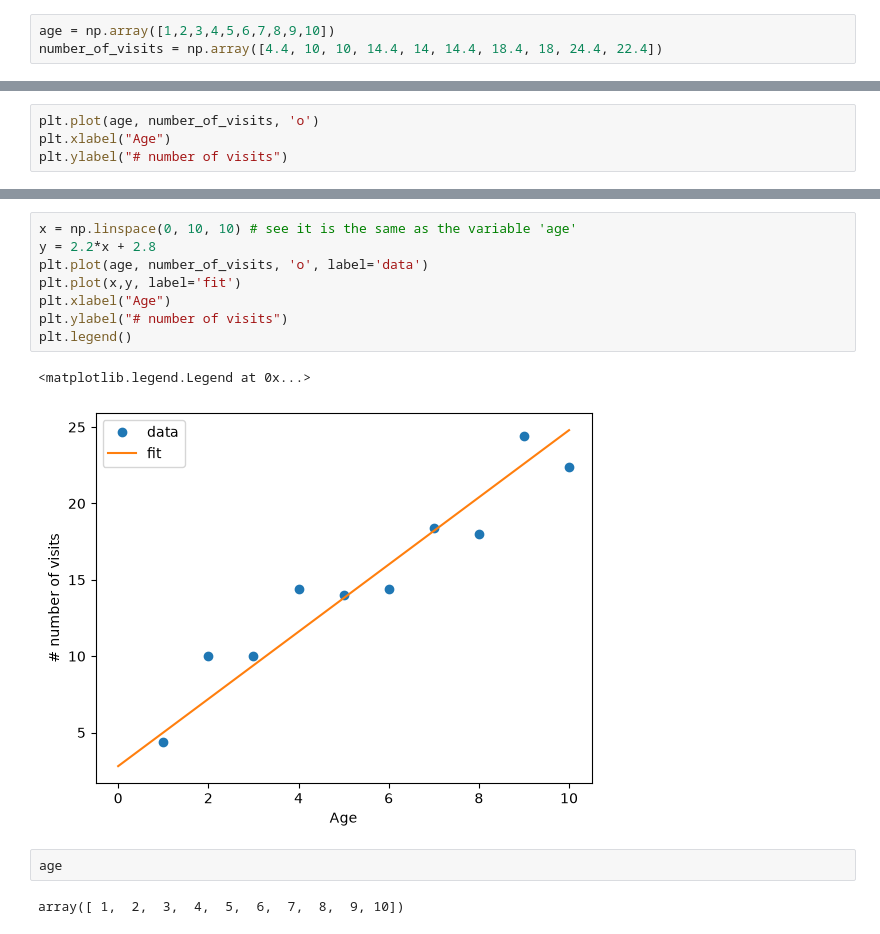
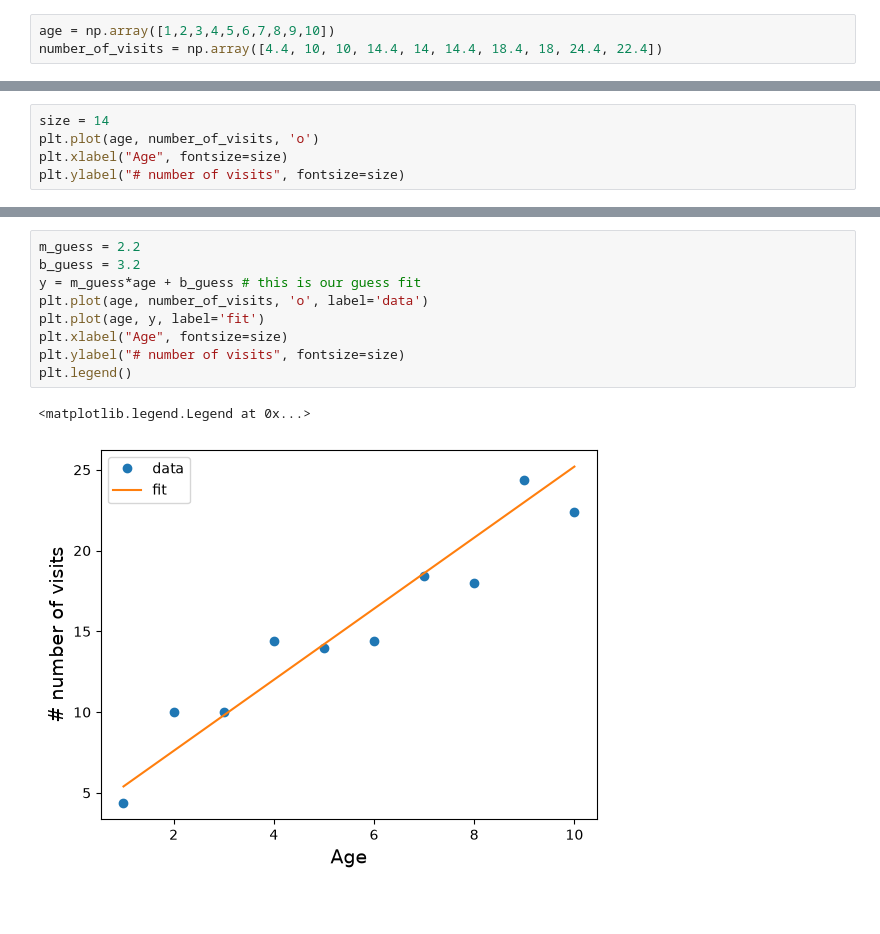
Before and after one commit to Fernando-Canales/learning_data_science, a Jupyter notebook: Practice/linear_regression.ipynb, the cells around one changed output, grey strips where cells are left out. Saved outputs shown, nothing was run; the diff lists cells and outputs as text; blank space fills up the shorter version.

```diff
--- a/Practice/linear_regression.ipynb
+++ b/Practice/linear_regression.ipynb
@@ -14,6 +19,7 @@ number_of_visits = np.array([4.4, 10, 10, 14.4, 14, 14.4, 18.4, 18, 24.4, 22.4])
 # %%
+size = 14
 plt.plot(age, number_of_visits, 'o')
-plt.xlabel("Age")
-plt.ylabel("# number of visits")
+plt.xlabel("Age", fontsize=size)
+plt.ylabel("# number of visits", fontsize=size)
 # %% [output]
 Text(0, 0.5, '# number of visits')
@@ -21,15 +38,12 @@ Text(0, 0.5, '# number of visits')
 # %%
-x = np.linspace(0, 10, 10) # see it is the same as the variable 'age'
-y = 2.2*x + 2.8
+m_guess = 2.2
+b_guess = 3.2
+y = m_guess*age + b_guess # this is our guess fit
 plt.plot(age, number_of_visits, 'o', label='data')
-plt.plot(x,y, label='fit')
-plt.xlabel("Age")
-plt.ylabel("# number of visits")
+plt.plot(age, y, label='fit')
+plt.xlabel("Age", fontsize=size)
+plt.ylabel("# number of visits", fontsize=size)
 plt.legend()
 # %% [output]
 <matplotlib.legend.Legend at 0x...>
-[figure, old version]
+[figure, new version]
-# %%
-age
-# %% [output]
-array([ 1,  2,  3,  4,  5,  6,  7,  8,  9, 10])
```
Also changed, not shown: parts of 29 cells of this notebook, 1 other file.
